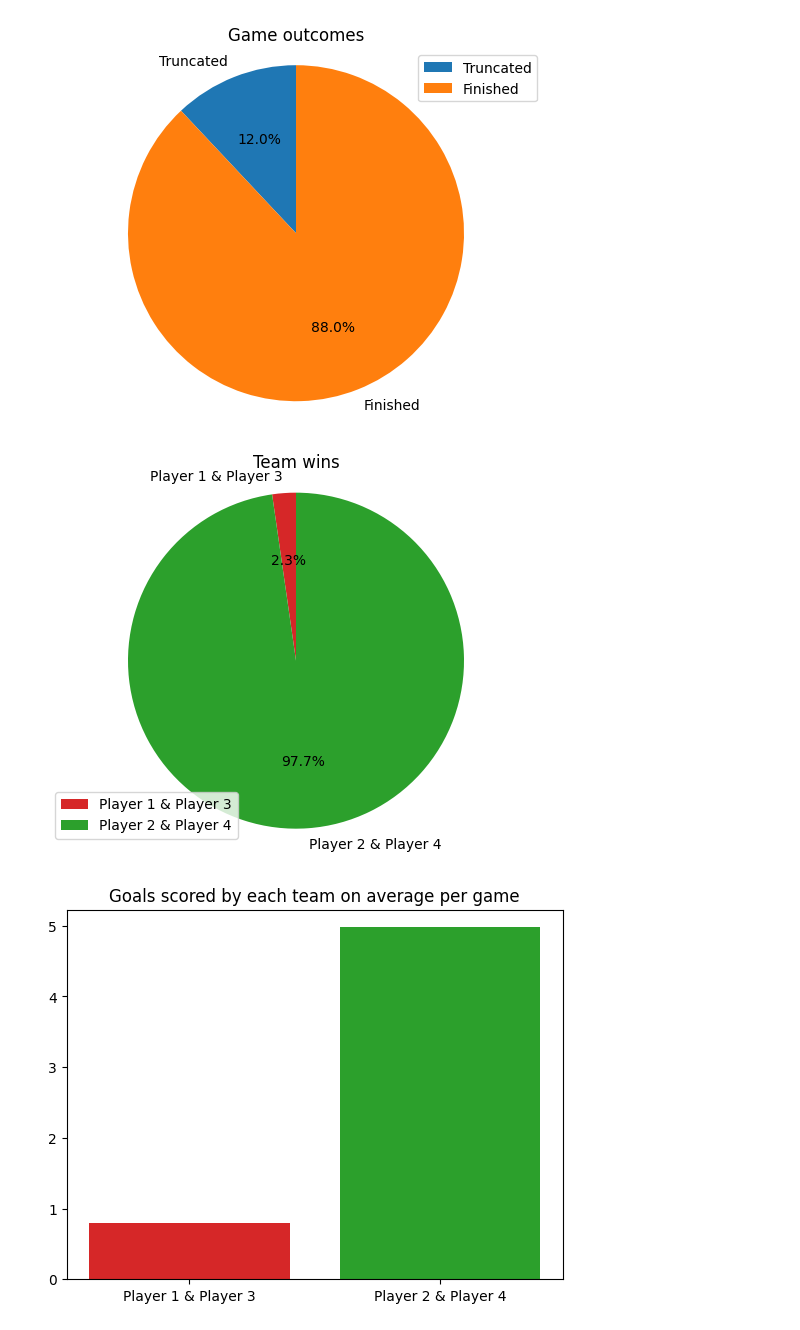
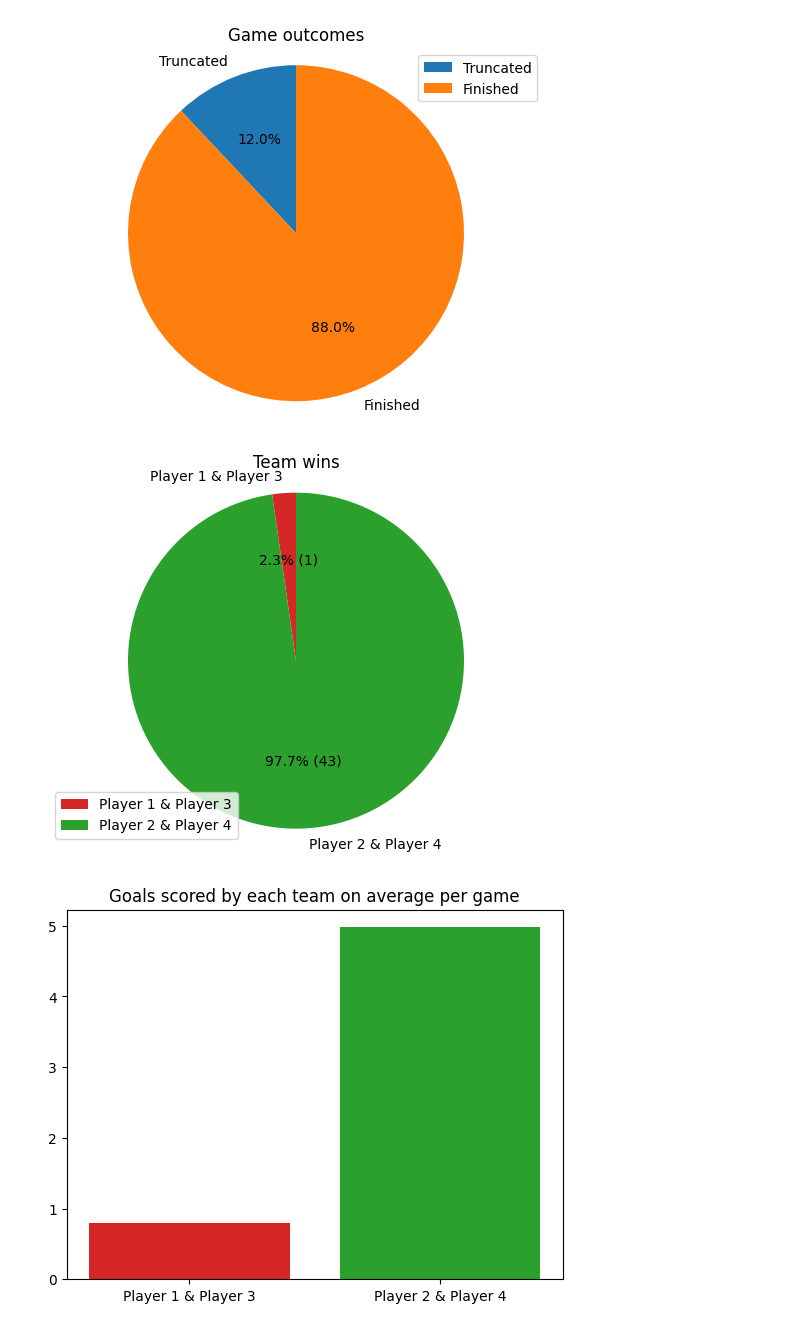
Before and after one commit to Dredegui/AASMA, a Jupyter notebook: plot.ipynb, the cells around one changed output. Saved outputs shown, nothing was run; the diff lists cells and outputs as text; code cells hidden in the pictures.

```diff
--- a/plot.ipynb
+++ b/plot.ipynb
@@ -58,28 +58,28 @@ Number of finished games:  44
 # %%
 finished_game_scores = [game['score'] for game in finished]
 
 wins = {
     "team1": 0,
     "team2": 0
 }
 
 for game in finished:
     if game['score'][0] > game['score'][1]:
         wins["team1"] += 1
     else:
         wins["team2"] += 1
 
 # pie chart of team wins
 labels = TEAM_1_NAME, TEAM_2_NAME
 sizes = [wins["team1"], wins["team2"]]
 fig1, ax1 = plt.subplots()
-ax1.pie(sizes, labels=labels, autopct='%1.1f%%', startangle=90, colors=('tab:red', 'tab:green'))
+ax1.pie(sizes, labels=labels, autopct=lambda p: '{:.1f}% ({:,.0f})'.format(p,(p/100)*sum(sizes)), startangle=90, colors=('tab:red', 'tab:green'))
 ax1.axis('equal')  # Equal aspect ratio ensures that pie is drawn as a circle.
 plt.title('Team wins')
 plt.legend()
 plt.show()
 # %% [output]
-[figure, old version]
+[figure, new version]
 # %%
 # Calculate how many goals each team scored
 team1_goals = 0
```
Also changed, not shown: parts of 1 cell of this notebook.
